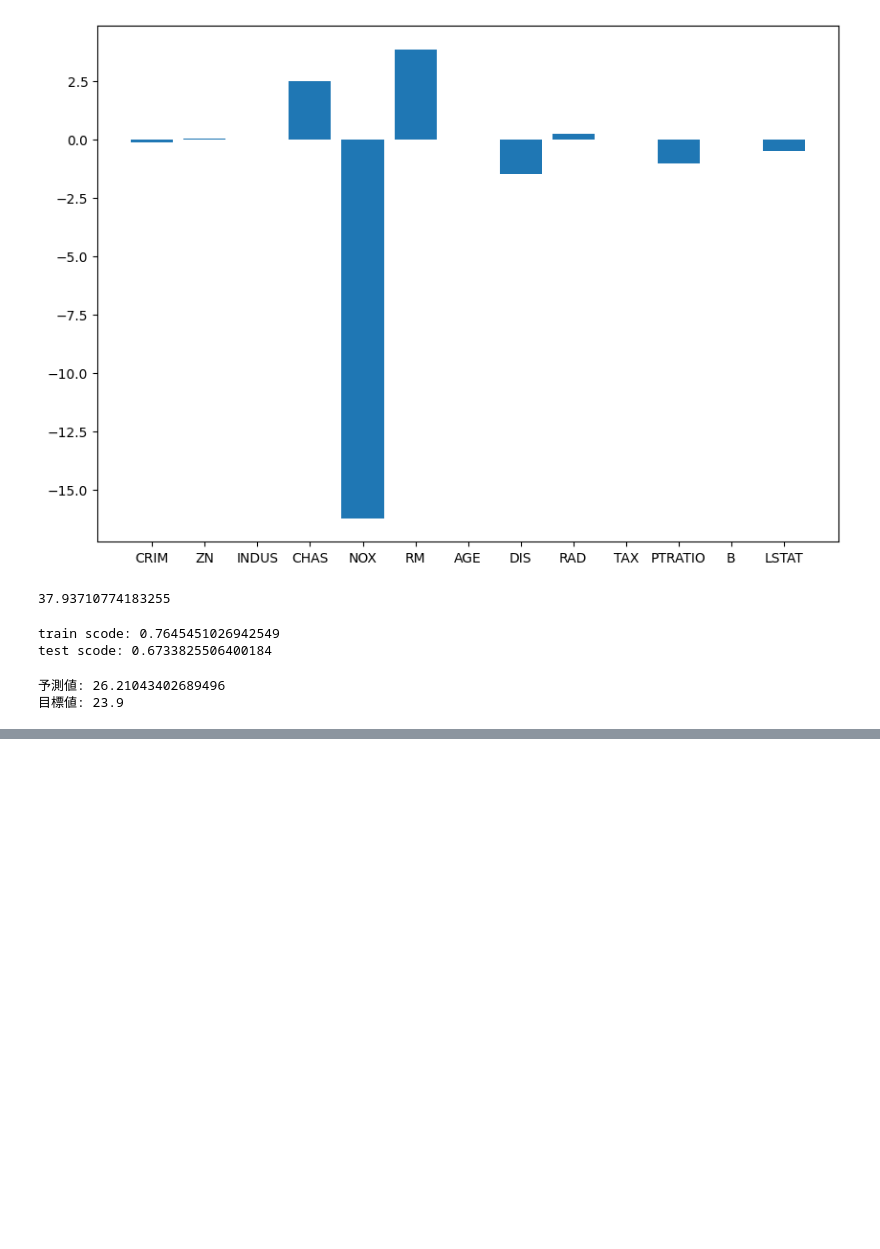
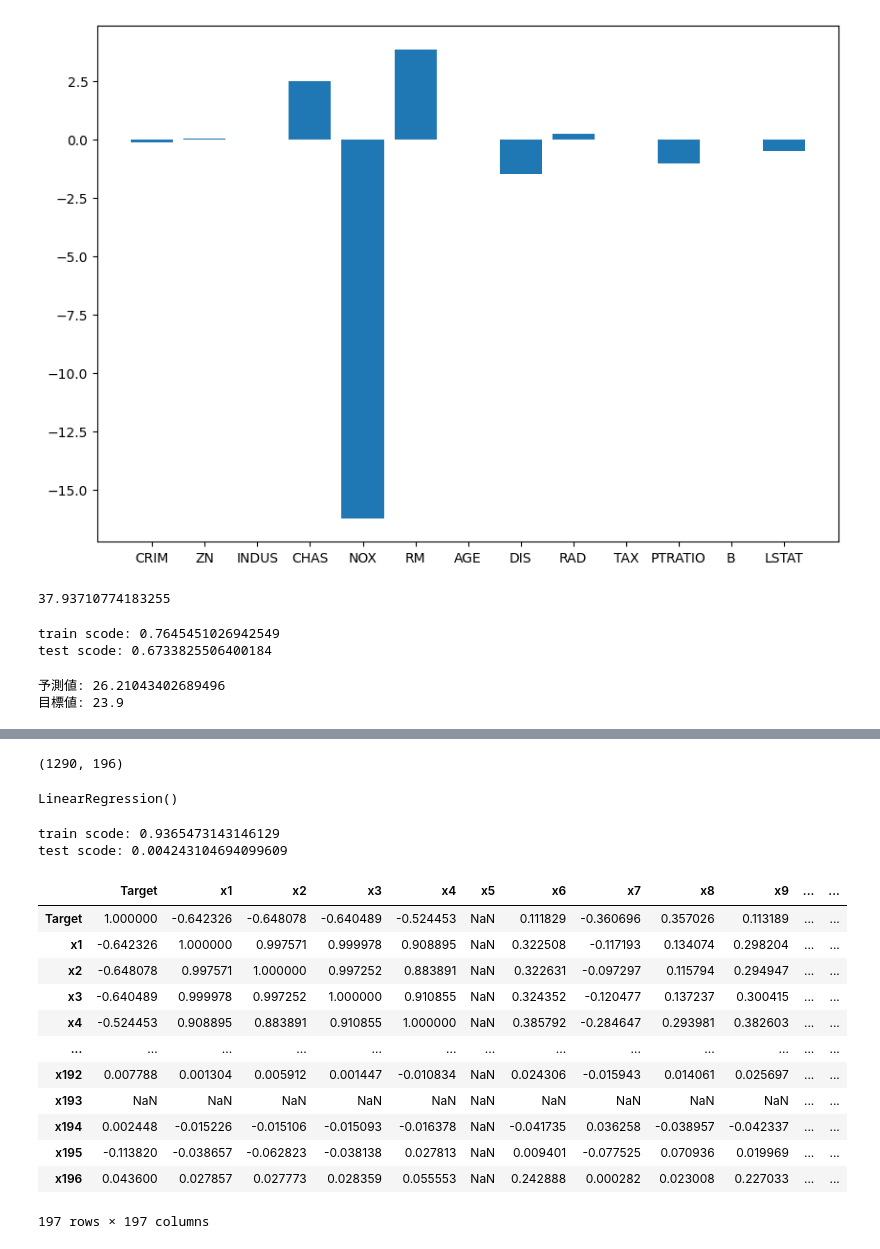
Before and after one commit to wotaku0123/machine_learning, a Jupyter notebook: machine_learning/SupervisedLearning.ipynb, the cells around one changed output, grey strips where cells are left out. Drawn from its saved outputs; the diff is of its cells as text; code cells hidden in the pictures; blank space fills up the shorter version.

```diff
--- a/machine_learning/SupervisedLearning.ipynb
+++ b/machine_learning/SupervisedLearning.ipynb
@@ -137,0 +155,4 @@ NameError: name 'pd' is not defined
+# %%
+x.shape
+# %% [output]
+(1290, 196)
@@ -137,0 +163,27 @@ NameError: name 'pd' is not defined
+# %%
+model.fit(x_train, t_train)
+# %% [output]
+LinearRegression()
+# %%
+#決定係数　０〜１　１に近いほどいい
+print(f'train scode: {model.score(x_train, t_train)}')
+print(f'test scode: {model.score(x_test, t_test)}')
+# %% [output]
+train scode: 0.9365473143146129
+test scode: 0.004243104694099609
+# %%
+df.corr()
+# %% [output]
+|  | Target | x1 | x2 | x3 | x4 | x5 | x6 | x7 | x8 | x9 | ... | ... |
+| Target | 1.000000 | -0.642326 | -0.648078 | -0.640489 | -0.524453 | NaN | 0.111829 | -0.360696 | 0.357026 | 0.113189 | ... | ... |
+| x1 | -0.642326 | 1.000000 | 0.997571 | 0.999978 | 0.908895 | NaN | 0.322508 | -0.117193 | 0.134074 | 0.298204 | ... | ... |
+| x2 | -0.648078 | 0.997571 | 1.000000 | 0.997252 | 0.883891 | NaN | 0.322631 | -0.097297 | 0.115794 | 0.294947 | ... | ... |
+| x3 | -0.640489 | 0.999978 | 0.997252 | 1.000000 | 0.910855 | NaN | 0.324352 | -0.120477 | 0.137237 | 0.300415 | ... | ... |
+| x4 | -0.524453 | 0.908895 | 0.883891 | 0.910855 | 1.000000 | NaN | 0.385792 | -0.284647 | 0.293981 | 0.382603 | ... | ... |
+| ... | ... | ... | ... | ... | ... | ... | ... | ... | ... | ... | ... | ... |
+| x192 | 0.007788 | 0.001304 | 0.005912 | 0.001447 | -0.010834 | NaN | 0.024306 | -0.015943 | 0.014061 | 0.025697 | ... | ... |
+| x193 | NaN | NaN | NaN | NaN | NaN | NaN | NaN | NaN | NaN | NaN | ... | ... |
+| x194 | 0.002448 | -0.015226 | -0.015106 | -0.015093 | -0.016378 | NaN | -0.041735 | 0.036258 | -0.038957 | -0.042337 | ... | ... |
+| x195 | -0.113820 | -0.038657 | -0.062823 | -0.038138 | 0.027813 | NaN | 0.009401 | -0.077525 | 0.070936 | 0.019969 | ... | ... |
+| x196 | 0.043600 | 0.027857 | 0.027773 | 0.028359 | 0.055553 | NaN | 0.242888 | 0.000282 | 0.023008 | 0.227033 | ... | ... |
+197 rows × 197 columns
```
Also changed, not shown: parts of 13 cells of this notebook, 1 other file.
